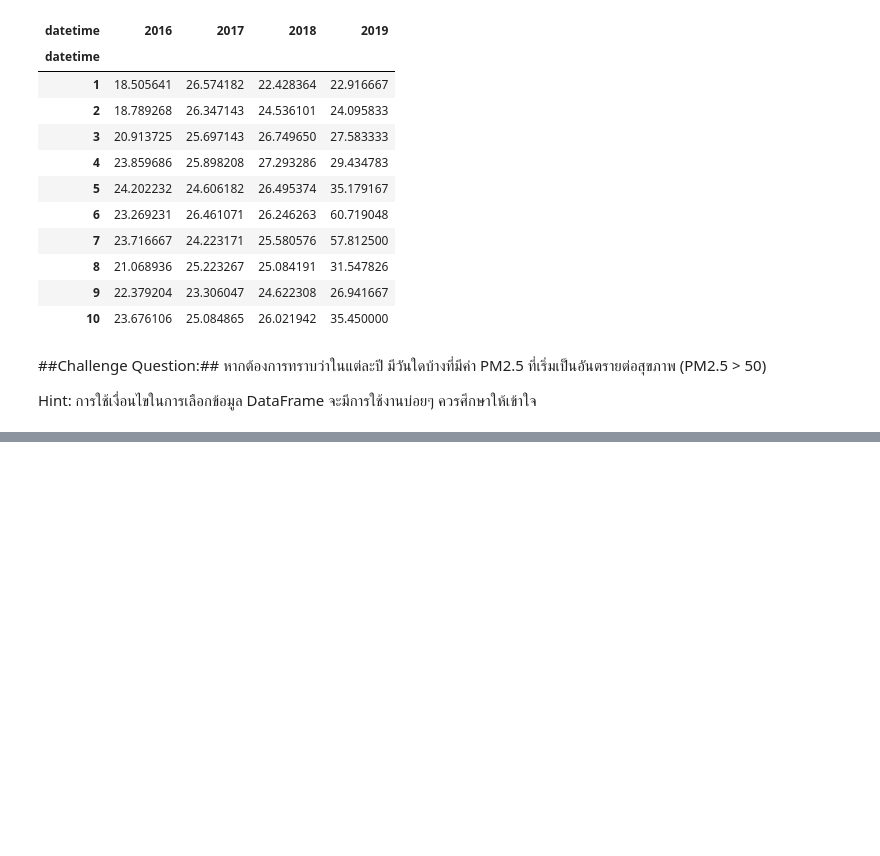
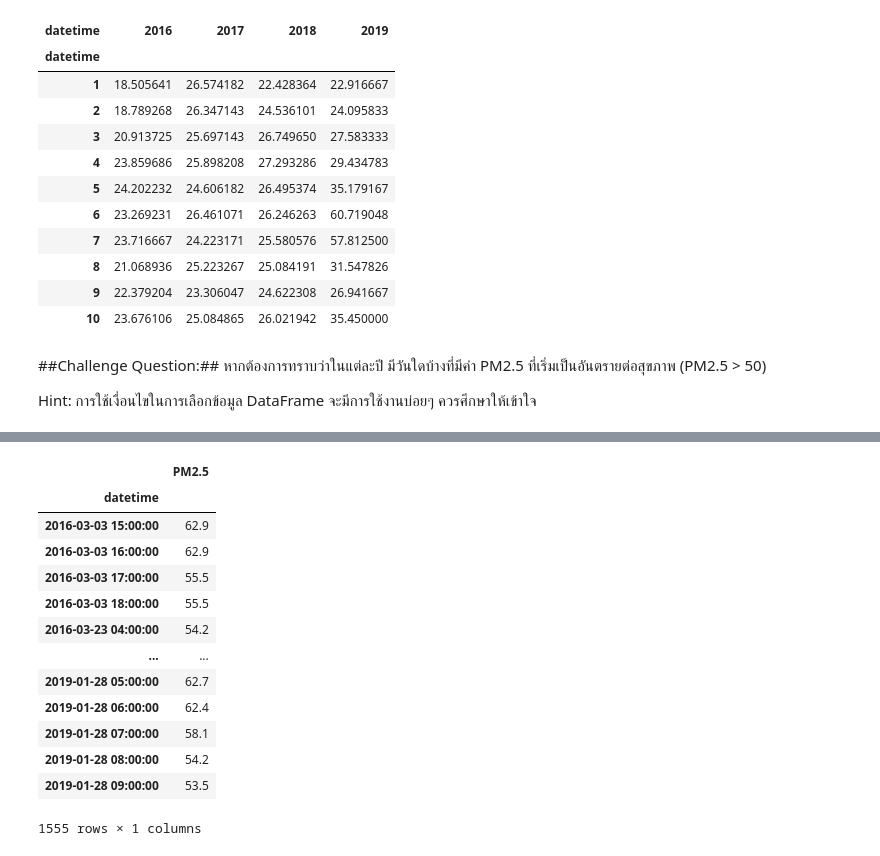
Before and after one commit to NatchaponJ/NatchaponPortfolio.github.io, a Jupyter notebook: pm25_Analysis_student.ipynb, the cells around one changed output, grey strips where cells are left out. Cells and saved outputs as stored; diff of their text form; code cells hidden in the pictures; blank space fills up the shorter version.

```diff
--- a/pm25_Analysis_student.ipynb
+++ b/pm25_Analysis_student.ipynb
@@ -186,6 +186,3 @@ pv.head(10)
 หากต้องการทราบว่าในแต่ละปี มีวันใดบ้างที่มีค่า PM2.5 ที่เริ่มเป็นอันตรายต่อสุขภาพ (PM2.5 > 50)
 
 Hint: การใช้เงื่อนไขในการเลือกข้อมูล DataFrame จะมีการใช้งานบ่อยๆ ควรศึกษาให้เข้าใจ
-# %%
-df.loc[df['PM2.5'] >=50, 'higher risk to body'] = 'Dangerous'
-print(df)
@@ -207,0 +189,18 @@ datetime                          ...
+# %%
+pmdf = df.drop(columns=['Year','Month','Day','Hour']).iloc[:,:1]
+pmdf.loc[pmdf['PM2.5']>50.0]
+# %% [output]
+|  | PM2.5 |
+| datetime |  |
+| 2016-03-03 15:00:00 | 62.9 |
+| 2016-03-03 16:00:00 | 62.9 |
+| 2016-03-03 17:00:00 | 55.5 |
+| 2016-03-03 18:00:00 | 55.5 |
+| 2016-03-23 04:00:00 | 54.2 |
+| ... | ... |
+| 2019-01-28 05:00:00 | 62.7 |
+| 2019-01-28 06:00:00 | 62.4 |
+| 2019-01-28 07:00:00 | 58.1 |
+| 2019-01-28 08:00:00 | 54.2 |
+| 2019-01-28 09:00:00 | 53.5 |
+1555 rows × 1 columns
```
Also changed, not shown: parts of 1 cell of this notebook.
